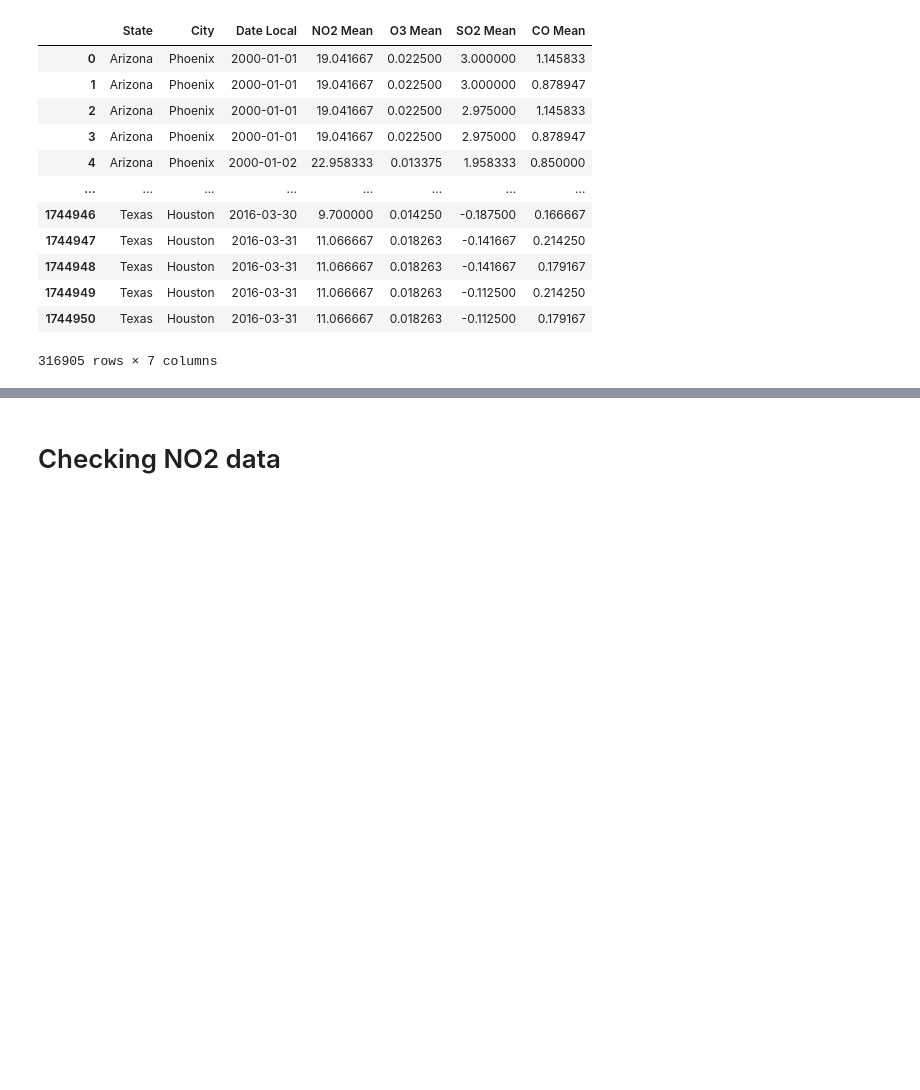
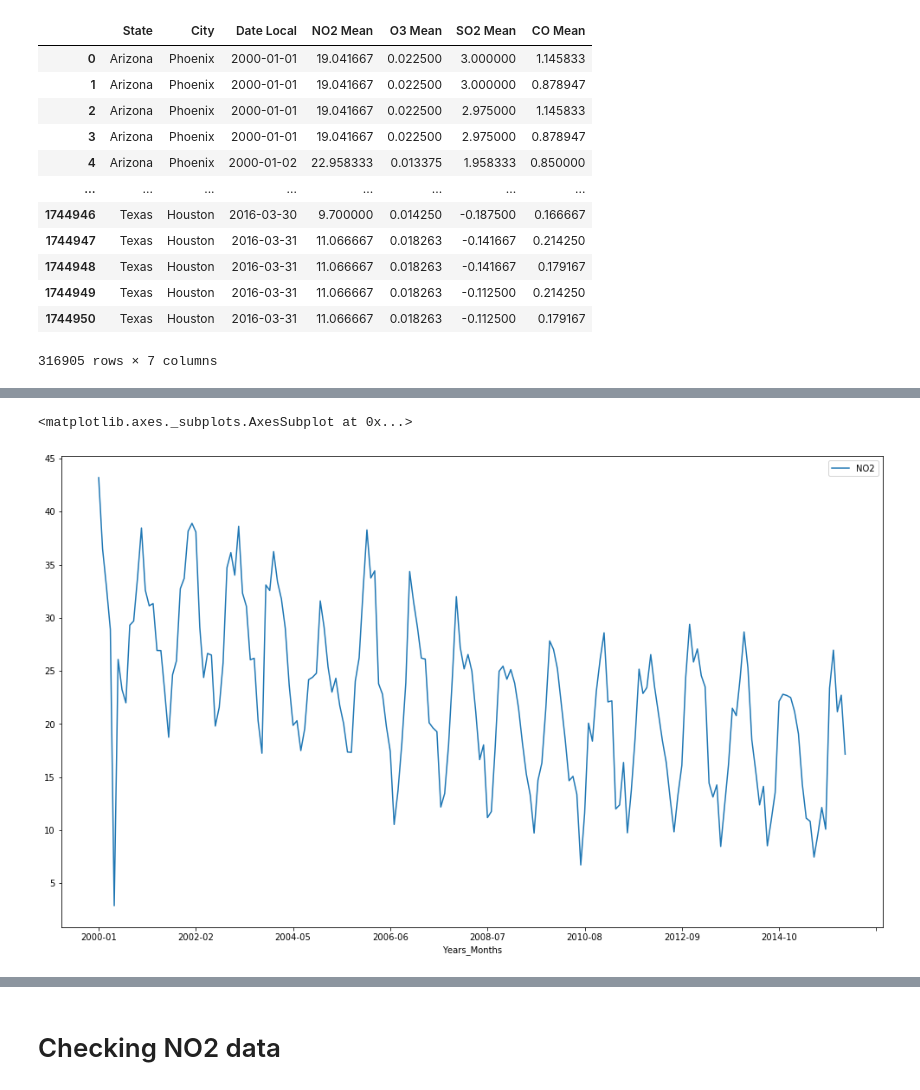
Before and after one commit to mehertech55/Climate-Change-Analysis, a Jupyter notebook: pollution_data_analysis.ipynb, the cells around one changed output, grey strips where cells are left out. Drawn from its saved outputs; the diff is of its cells as text; code cells hidden in the pictures; blank space fills up the shorter version.

```diff
--- a/pollution_data_analysis.ipynb
+++ b/pollution_data_analysis.ipynb
@@ -136,0 +171,3 @@ data.describe()
+# %%
+phoenix = data['City'] == 'Phoenix'
+phoenix = data[phoenix]
@@ -136,0 +190,18 @@ data.describe()
+# %%
+def get_avg_per_month_year(data, year_range=(2000, 2017), month_range=(1, 13)):
+    avg_year_month = {'NO2': {}, 'O3': {}, 'SO2': {}, 'CO': {}}
+
+    for year in range(year_range[0], year_range[1]):
+        for month in range(month_range[0], month_range[1]):
+            data_mean = (data['Year'] == year) & (data['Month'] == month)
+            data_mean_values = data[data_mean][['NO2', 'O3', 'SO2', 'CO']].mean()
+            year_month = str(year) + '-' + ('0'+str(month) if len(str(month))== 1 else str(month))
+
+            avg_year_month['NO2'][year_month] = round(data_mean_values['NO2'], 4)
+            avg_year_month['O3'][year_month] = round(data_mean_values['O3'], 4)
+            avg_year_month['SO2'][year_month] = round(data_mean_values['SO2'], 4)
+            avg_year_month['CO'][year_month] = round(data_mean_values['CO'], 4)
+    return avg_year_month
+# %%
+phoenix_avg_gases = get_avg_per_month_year(data=phoenix)
+phoenix_avg_gases
@@ -136,0 +226,5 @@ data.describe()
+# %%
+phoenix_gases_df = pd.DataFrame(phoenix_avg_gases).dropna()
+phoenix_gases_df = phoenix_gases_df.reset_index()
+phoenix_gases_df = phoenix_gases_df.rename({'index': 'Years_Months'}, axis='columns')
+phoenix_gases_df
@@ -136,0 +245,5 @@ data.describe()
+# %%
+phoenix_gases_df.plot.line(figsize=(17,10), y='NO2', x='Years_Months')
+# %% [output]
+<matplotlib.axes._subplots.AxesSubplot at 0x...>
+[figure, added]
```
Also changed, not shown: parts of 45 cells of this notebook.
